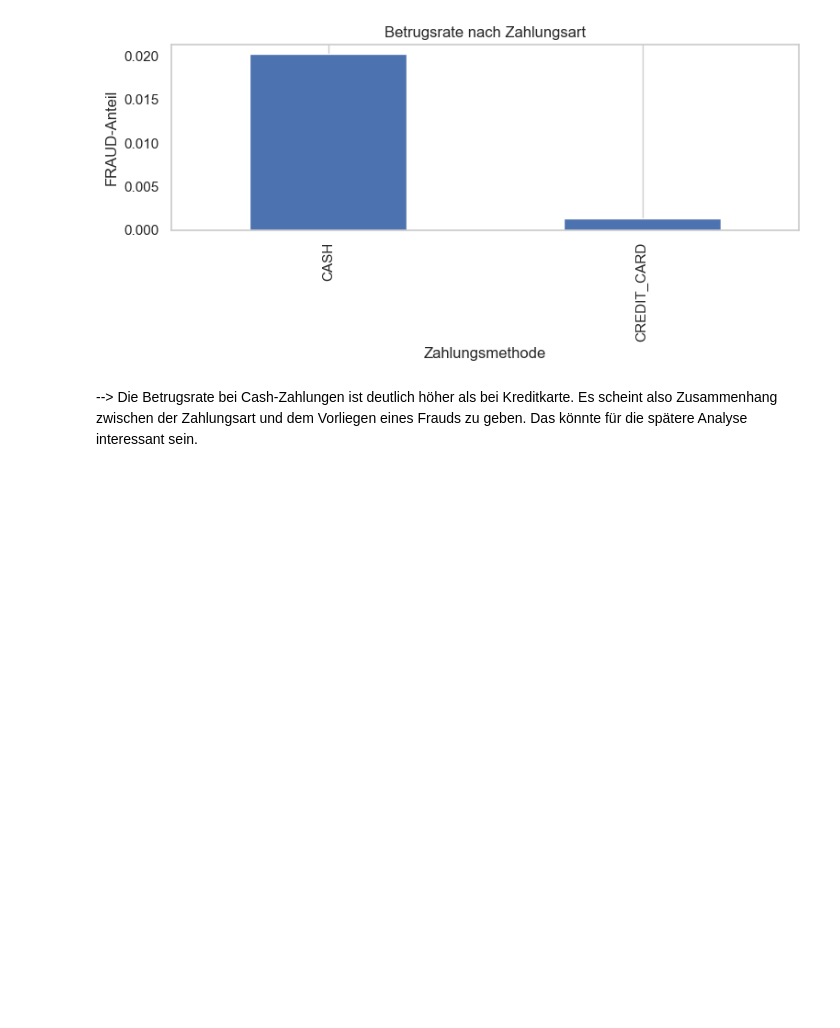
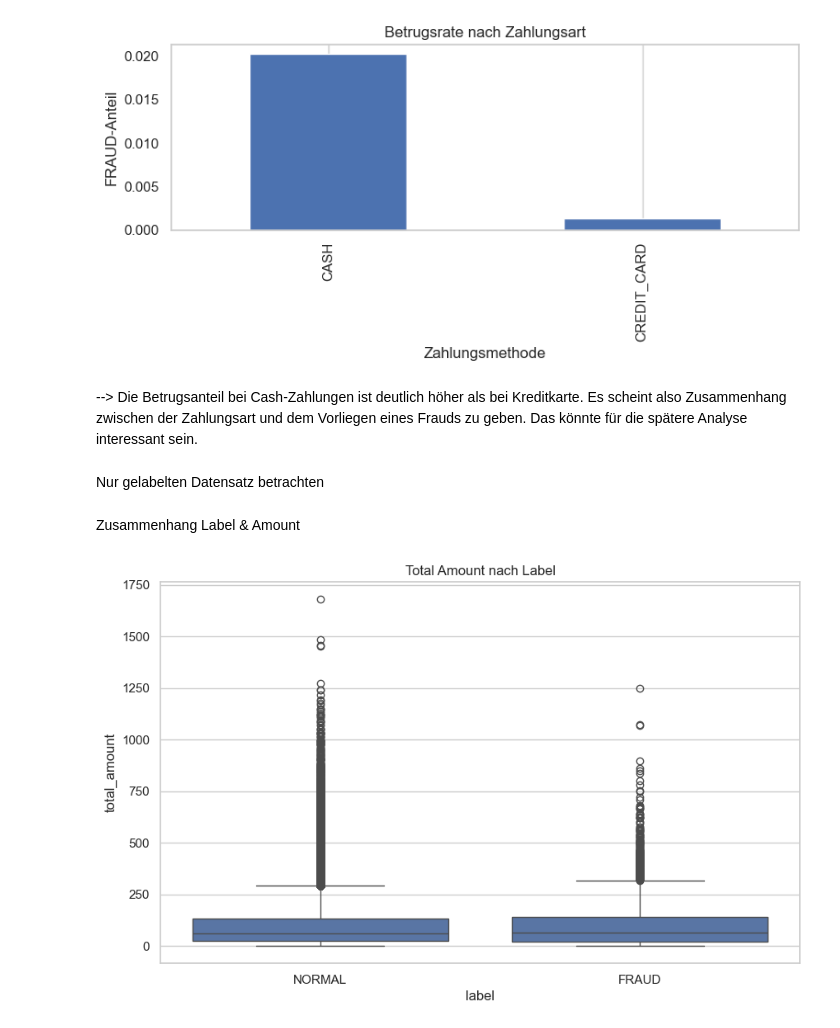
Before and after one commit to David-Leatham/project_data_science, a Jupyter notebook: analyseJoinStoresTransactions.ipynb, the cells around one changed output. Drawn from its saved outputs; the diff is of its cells as text; code cells hidden in the pictures; blank space fills up the shorter version.

```diff
--- a/analyseJoinStoresTransactions.ipynb
+++ b/analyseJoinStoresTransactions.ipynb
@@ -152,4 +157,17 @@ plt.show()
 # %% [output]
 [figure]
 # %% [markdown]
---> Die Betrugsrate bei Cash-Zahlungen ist deutlich höher als bei Kreditkarte. Es scheint also  Zusammenhang zwischen der Zahlungsart und dem Vorliegen eines Frauds zu geben. Das könnte für die spätere Analyse interessant sein.
+--> Die Betrugsanteil bei Cash-Zahlungen ist deutlich höher als bei Kreditkarte. Es scheint also  Zusammenhang zwischen der Zahlungsart und dem Vorliegen eines Frauds zu geben. Das könnte für die spätere Analyse interessant sein.
+# %% [markdown]
+Nur gelabelten Datensatz betrachten
+# %%
+joined_clean = joined_df[joined_df['label'] != 'UNKNOWN']
+# %% [markdown]
+Zusammenhang Label & Amount
+# %%
+sns.boxplot(data=joined_clean, x='label', y='total_amount')
+plt.title('Total Amount nach Label')
+plt.grid(True, axis='y')
+plt.show()
+# %% [output]
+[figure, added]
```
Also changed, not shown: parts of 3 cells of this notebook, 2 other files.
